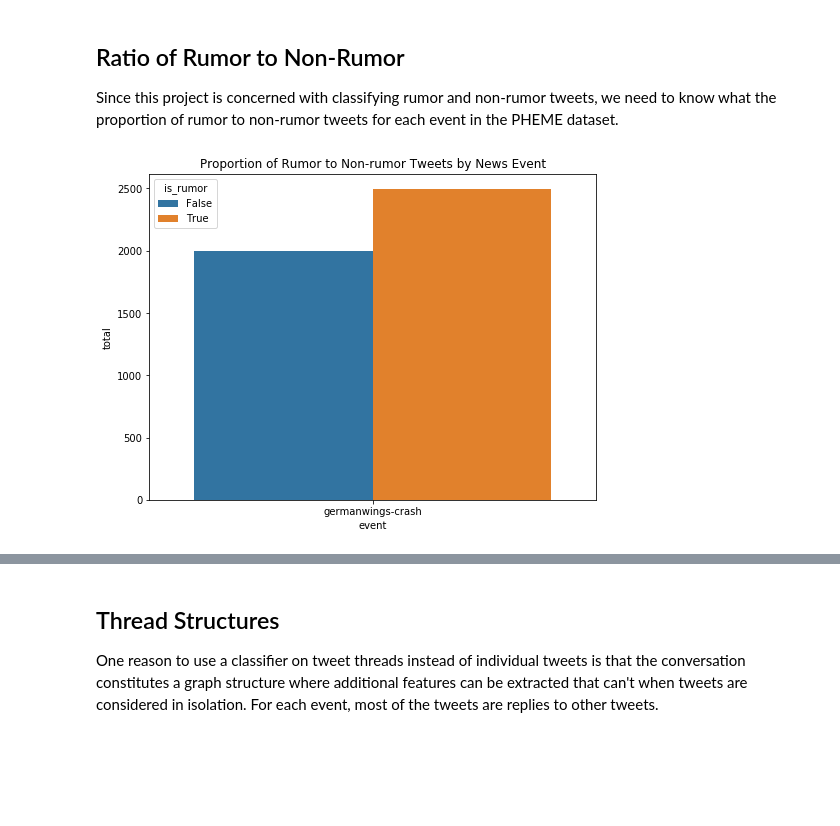
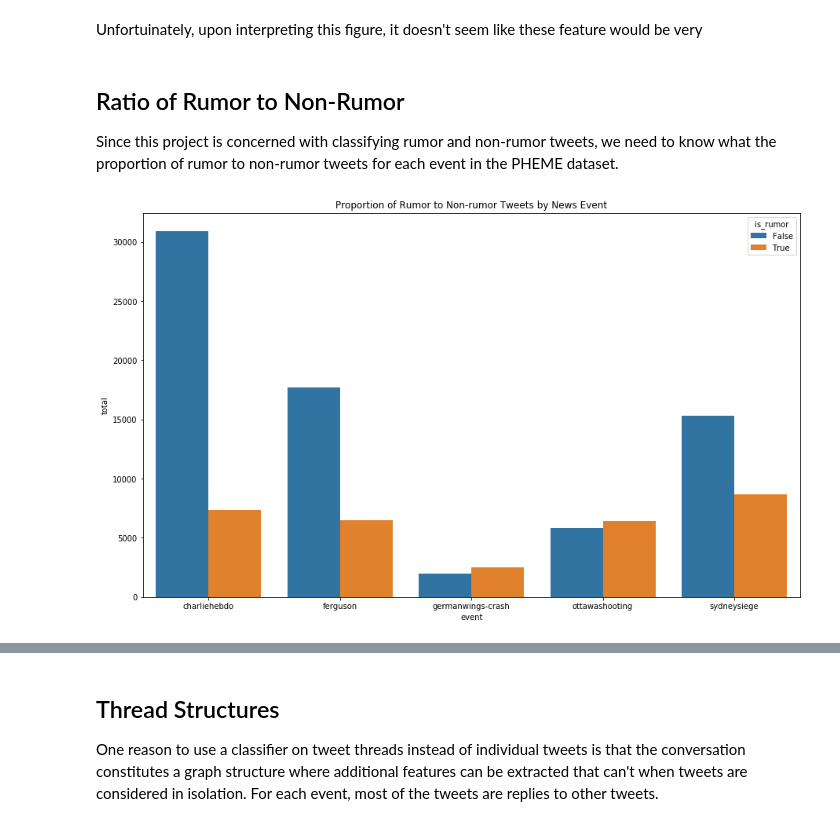
Before and after one commit to steve-kasica/pheme-rnr-knowledge-discovery, a Jupyter notebook: exploratory_data_analysis.ipynb, the cells around one changed output, grey strips where cells are left out. Saved outputs shown, nothing was run; the diff lists cells and outputs as text; code cells hidden in the pictures; blank space fills up the shorter version.

```diff
--- a/exploratory_data_analysis.ipynb
+++ b/exploratory_data_analysis.ipynb
@@ -32,0 +19,16 @@ tweets.describe()
+# %%
+# Specifies the event name and the date of the event
+events = {
+    "germanwings-crash": datetime(2015, 3, 24),
+    "ferguson": datetime(2014, 8, 9),
+    "ottawashooting": datetime(2014, 10, 22),
+    "charliehebdo": datetime(2015, 1, 7),
+    "sydneysiege": datetime(2014, 12, 15)
+}
+
+# Combine all PHEME events into one dataframe
+tweets = pd.concat([ fetch_tweets(name) for name in events ])
+tweets[["is_source_tweet","is_rumor"]] = tweets[["is_source_tweet", "is_rumor"]].astype(bool)
+
+# So what does this data look like anyway?
+tweets.describe()
@@ -33,15 +65,14 @@ tweets.describe()
+# %% [markdown]
+Unfortuinately, upon interpreting this figure, it doesn't seem like these feature would be very
 # %% [markdown]
 ## Ratio of Rumor to Non-Rumor
 
 Since this project is concerned with classifying rumor and non-rumor tweets, we need to know what the proportion of rumor to non-rumor tweets for each event in the PHEME dataset.
 # %%
-twts_event_rumor = tweets[["event", "tweet_id", "is_rumor"]].groupby(["event", "is_rumor"]) \
-    .agg(len) \
-    .rename(columns={"tweet_id": "total"}) \
-    .reset_index()
-
-plt.figure(figsize=(8,6))
+twts_event_rumor = tweets[["event", "tweet_id", "is_rumor"]].groupby(["event", "is_rumor"]).agg(len) \
+    .rename(columns={"tweet_id": "total"}).reset_index()
+plt.figure(figsize=(15,9))
 plt.title("Proportion of Rumor to Non-rumor Tweets by News Event")
 ax = sns.barplot(x="event", y="total", hue="is_rumor", data=twts_event_rumor)
 # %% [output]
-[figure, old version]
+[figure, new version]
```
Also changed, not shown: parts of 30 cells of this notebook.
